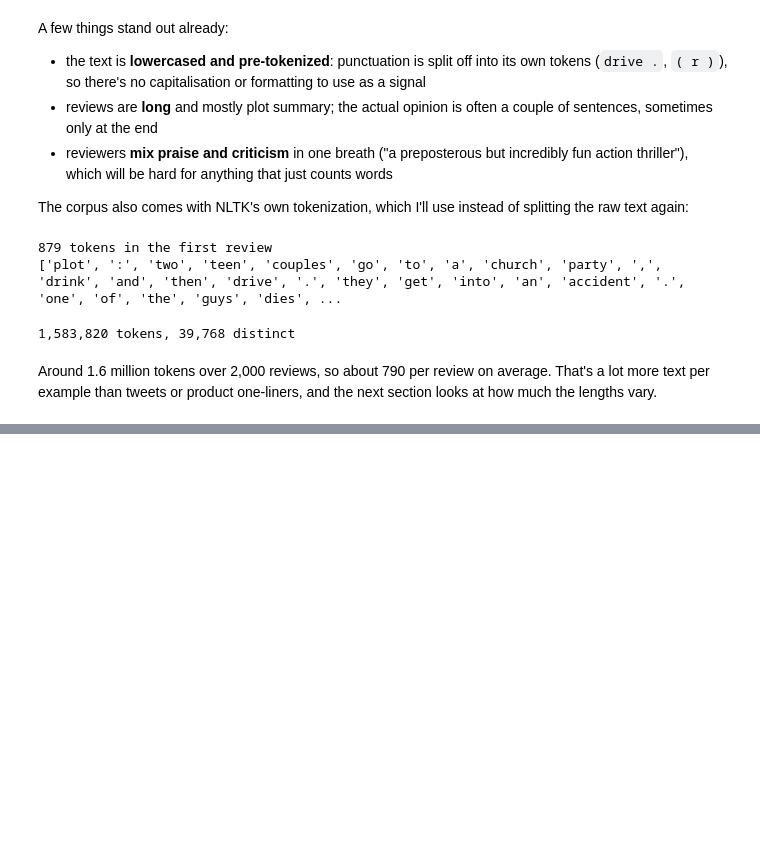
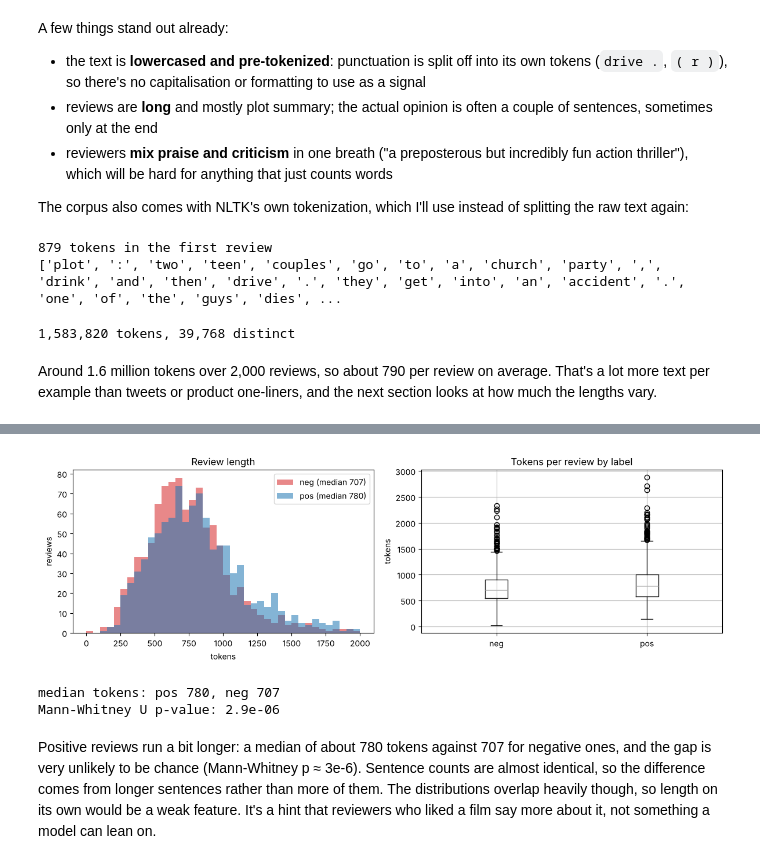
Before and after one commit to adityarajsingh1/sentiment-analysis, a Jupyter notebook: sentiment_analysis.ipynb, the cells around one changed output, grey strips where cells are left out. Cells and saved outputs as stored; diff of their text form; code cells hidden in the pictures; blank space fills up the shorter version.

Commit message:
Explore review lengths by class

```diff
--- a/sentiment_analysis.ipynb
+++ b/sentiment_analysis.ipynb
@@ -102,0 +109,9 @@ Around 1.6 million tokens over 2,000 reviews, so about 790 per review on average
+# %%
+import matplotlib.pyplot as plt
+import numpy as np
+
+df["tokens"] = [list(movie_reviews.words(fid)) for fid in df.fileid]
+df["n_tokens"] = df["tokens"].str.len()
+df["n_sentences"] = [len(movie_reviews.sents(fid)) for fid in df.fileid]
+
+df.groupby("label")[["n_tokens", "n_sentences"]].describe().round(1).T
@@ -102,0 +136,34 @@ Around 1.6 million tokens over 2,000 reviews, so about 790 per review on average
+# %%
+fig, axes = plt.subplots(1, 2, figsize=(12, 4))
+bins = np.linspace(0, 2000, 41)
+for label, color in [("neg", "tab:red"), ("pos", "tab:blue")]:
+    lengths = df.loc[df.label == label, "n_tokens"]
+    name = f"{label} (median {lengths.median():.0f})"
+    axes[0].hist(lengths, bins=bins, alpha=0.55, color=color, label=name)
+axes[0].set(title="Review length", xlabel="tokens", ylabel="reviews")
+axes[0].legend()
+
+df.boxplot(column="n_tokens", by="label", ax=axes[1], showfliers=True)
+axes[1].set(title="Tokens per review by label", xlabel="", ylabel="tokens")
+fig.suptitle("")
+plt.tight_layout()
+plt.show()
+# %% [output]
+[figure, added]
+# %%
+from scipy.stats import mannwhitneyu
+
+neg_len = df.loc[df.label == "neg", "n_tokens"]
+pos_len = df.loc[df.label == "pos", "n_tokens"]
+result = mannwhitneyu(pos_len, neg_len)
+print(f"median tokens: pos {pos_len.median():.0f}, neg {neg_len.median():.0f}")
+print(f"Mann-Whitney U p-value: {result.pvalue:.2g}")
+# %% [output]
+median tokens: pos 780, neg 707
+Mann-Whitney U p-value: 2.9e-06
+# %% [markdown]
+Positive reviews run a bit longer: a median of about 780 tokens against 707 for negative ones, and the gap is
+very unlikely to be chance (Mann-Whitney p ≈ 3e-6). Sentence counts are almost identical, so the difference comes
+from longer sentences rather than more of them. The distributions overlap heavily though, so length on its own
+would be a weak feature. It's a hint that reviewers who liked a film say more about it, not something a model
+can lean on.
```
Also changed, not shown: parts of 2 cells of this notebook, 1 other file.
